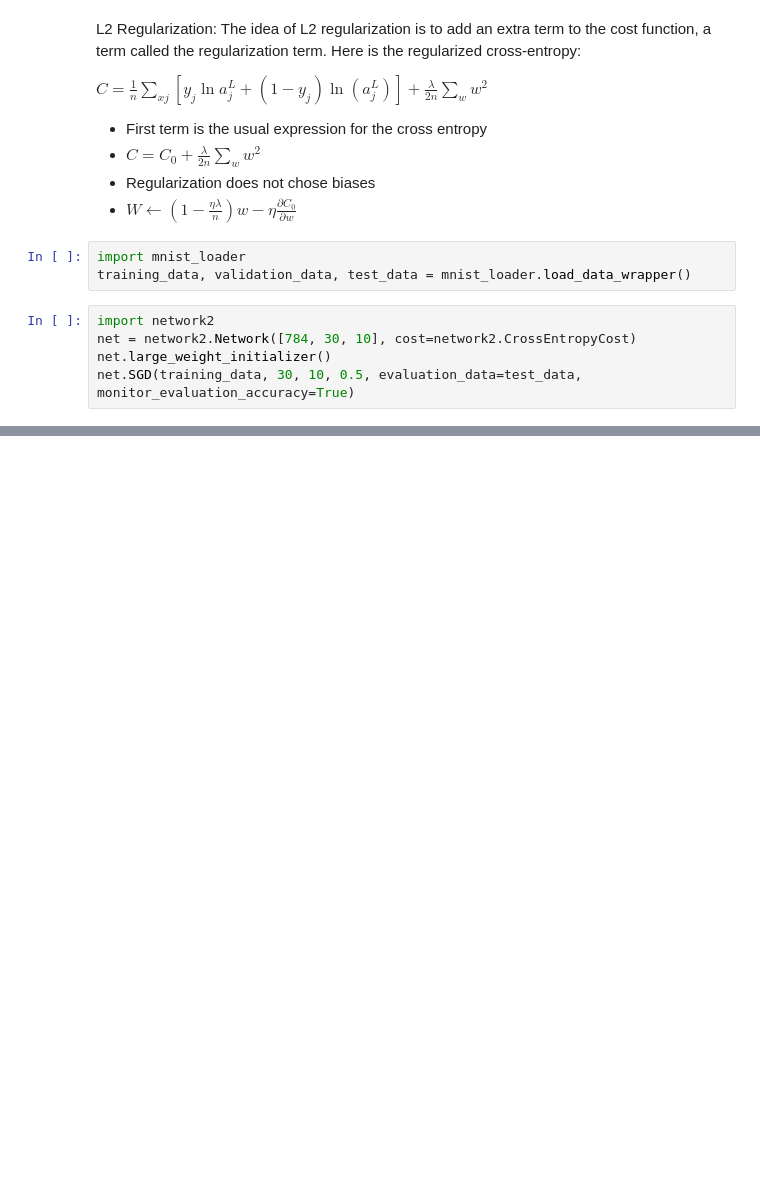
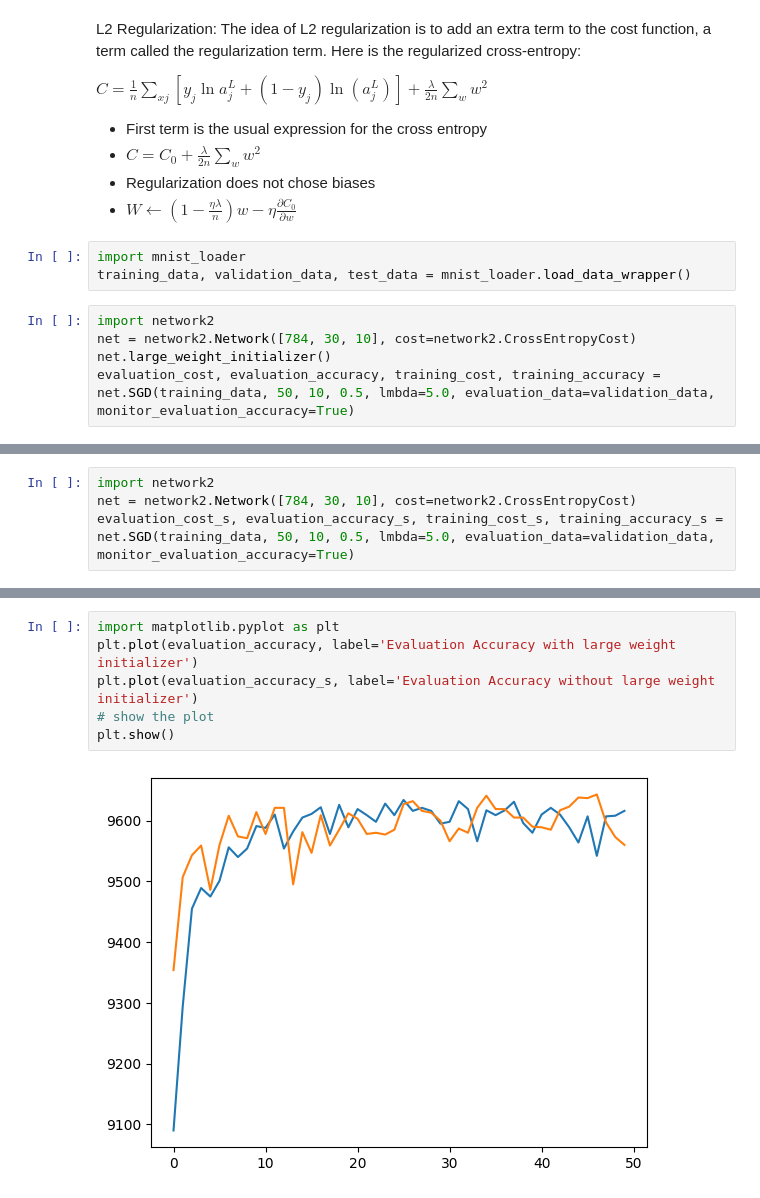
Before and after one commit to zamanmiraz/DSandML-Notebooks, a Jupyter notebook: NN_from_scratch/NN_from_Scratch.ipynb, the cells around one changed output, grey strips where cells are left out. Saved outputs shown, nothing was run; the diff lists cells and outputs as text; blank space fills up the shorter version.

```diff
--- a/NN_from_scratch/NN_from_Scratch.ipynb
+++ b/NN_from_scratch/NN_from_Scratch.ipynb
@@ -168,4 +168,4 @@ training_data, validation_data, test_data = mnist_loader.load_data_wrapper()
 import network2
 net = network2.Network([784, 30, 10], cost=network2.CrossEntropyCost)
 net.large_weight_initializer()
-net.SGD(training_data, 30, 10, 0.5, evaluation_data=test_data, monitor_evaluation_accuracy=True)
+evaluation_cost, evaluation_accuracy, training_cost, training_accuracy = net.SGD(training_data, 50, 10, 0.5, lmbda=5.0, evaluation_data=validation_data, monitor_evaluation_accuracy=True)
@@ -171,0 +190,4 @@ net.SGD(training_data, 30, 10, 0.5, evaluation_data=test_data, monitor_evaluatio
+# %%
+import network2
+net = network2.Network([784, 30, 10], cost=network2.CrossEntropyCost)
+evaluation_cost_s, evaluation_accuracy_s, training_cost_s, training_accuracy_s = net.SGD(training_data, 50, 10, 0.5, lmbda=5.0, evaluation_data=validation_data, monitor_evaluation_accuracy=True)
@@ -171,0 +212,8 @@ net.SGD(training_data, 30, 10, 0.5, evaluation_data=test_data, monitor_evaluatio
+# %%
+import matplotlib.pyplot as plt
+plt.plot(evaluation_accuracy, label='Evaluation Accuracy with large weight initializer')
+plt.plot(evaluation_accuracy_s, label='Evaluation Accuracy without large weight initializer')
+# show the plot
+plt.show()
+# %% [output]
+[figure, added]
```
Also changed, not shown: parts of 6 cells of this notebook, 1 other file.
